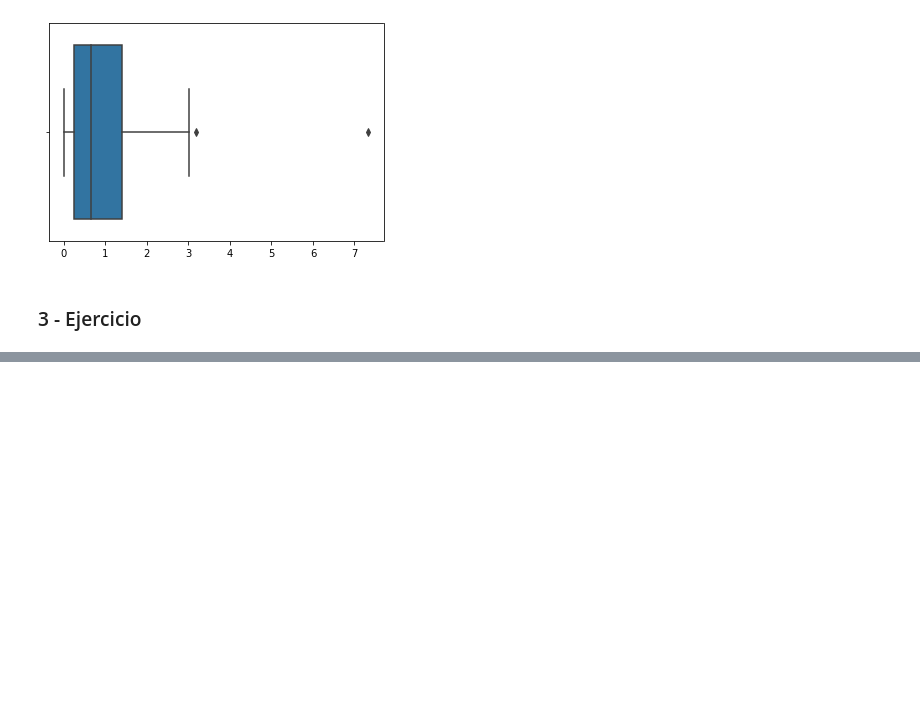
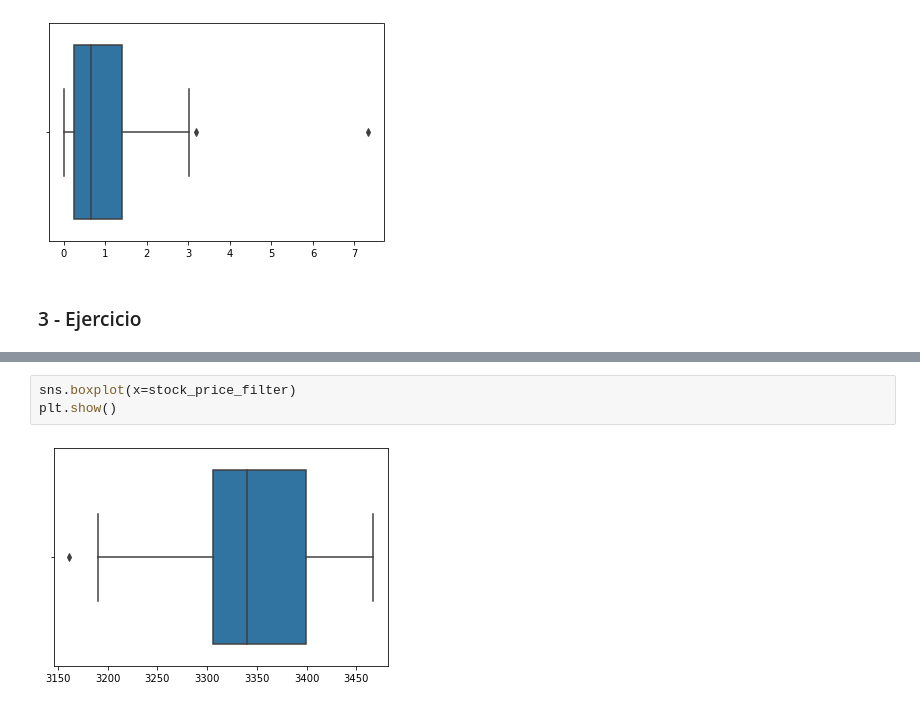
Before and after one commit to hernancontigiani/ceia_addatos, a Jupyter notebook: notebooks/clase2/tp02.ipynb, the cells around one changed output, grey strips where cells are left out. Saved outputs shown, nothing was run; the diff lists cells and outputs as text; blank space fills up the shorter version.

```diff
--- a/notebooks/clase2/tp02.ipynb
+++ b/notebooks/clase2/tp02.ipynb
@@ -91,0 +137,5 @@ plt.show()
+# %%
+sns.boxplot(x=stock_price_filter)
+plt.show()
+# %% [output]
+[figure, added]
```
Also changed, not shown: parts of 13 cells of this notebook, 1 other file.
